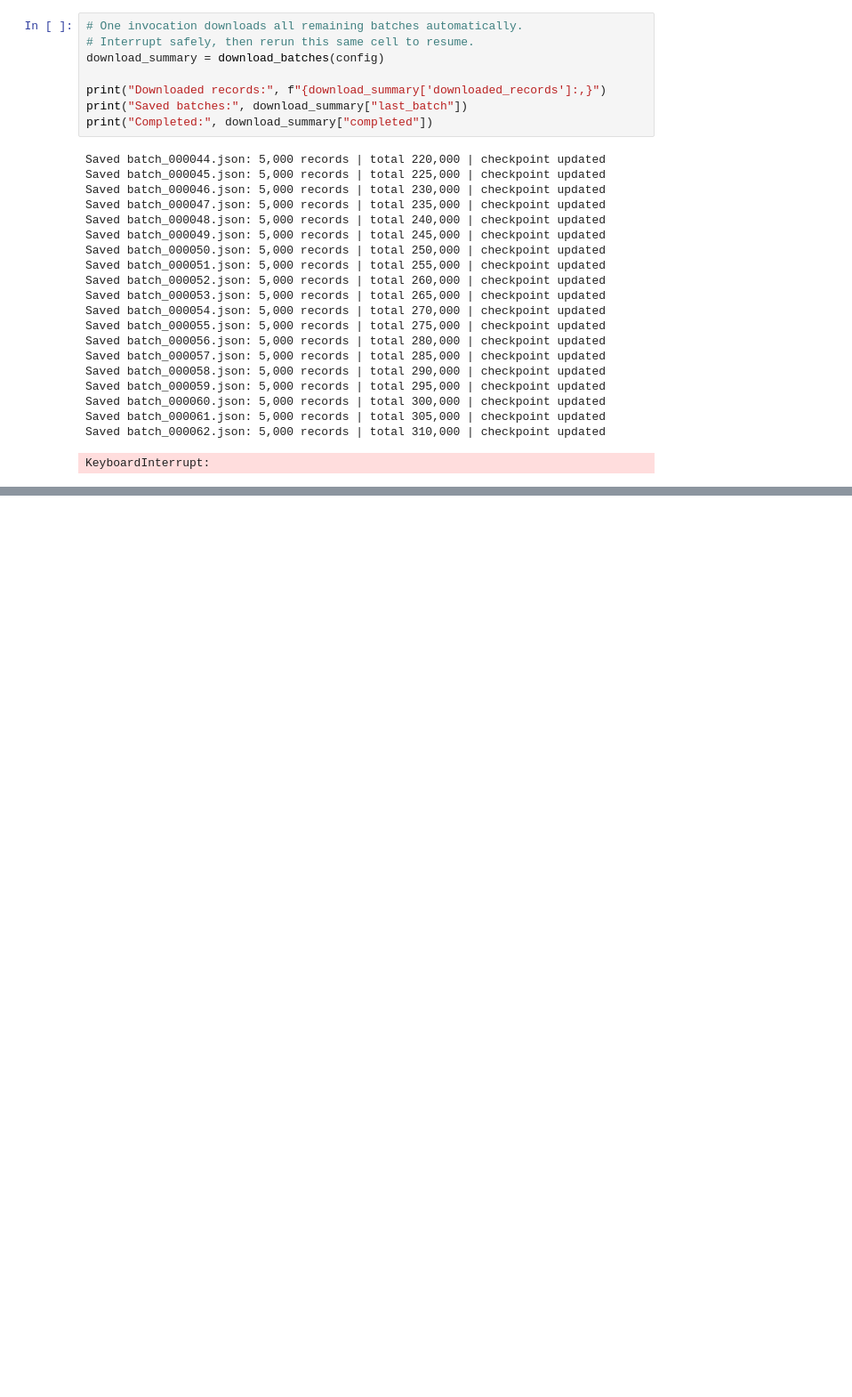
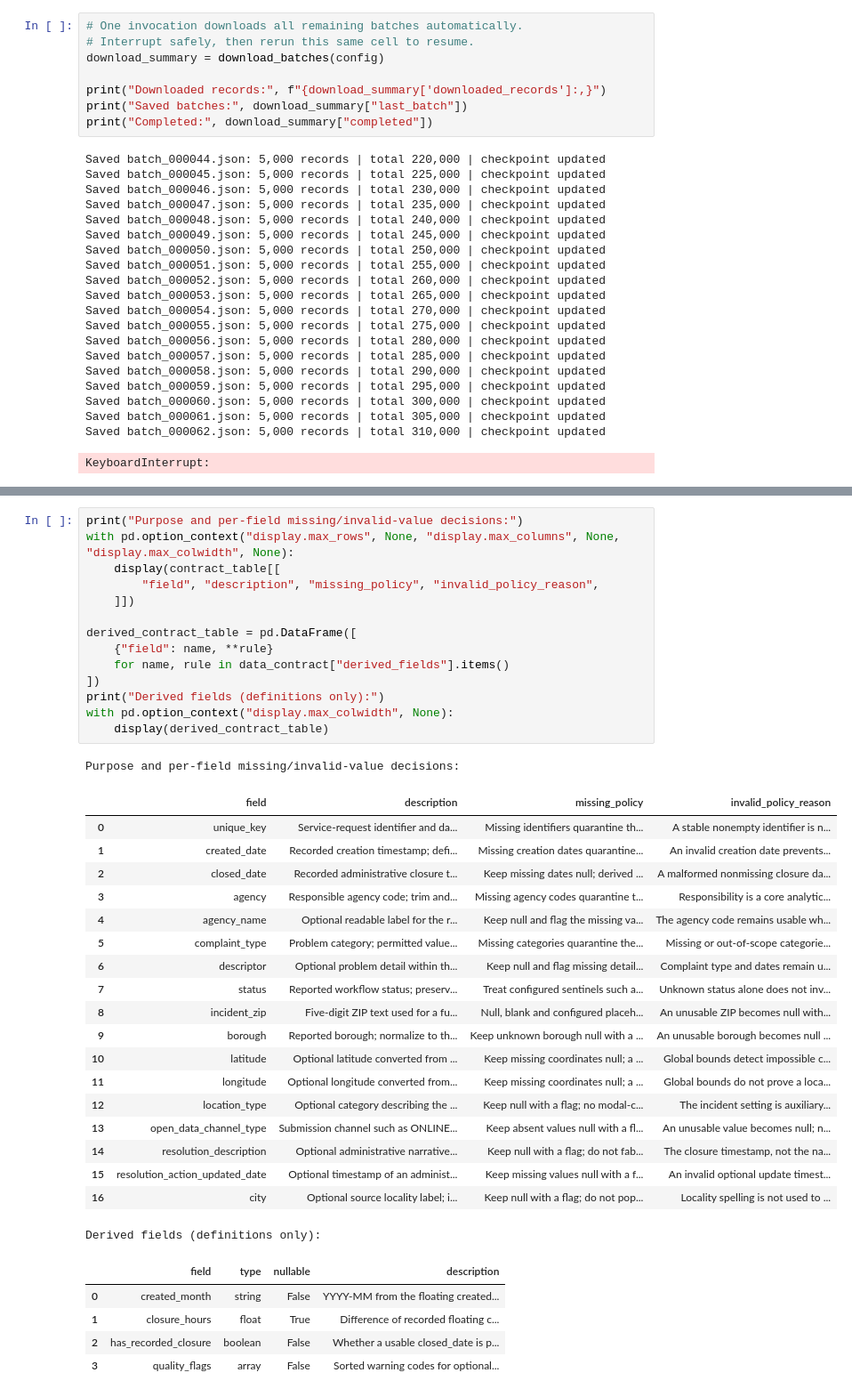
Before and after one commit to Ehsan-soveyzi/data_factory, a Jupyter notebook: challenge_solution.ipynb, the cells around one changed output, grey strips where cells are left out. Shown at 89% size. Drawn from its saved outputs; the diff is of its cells as text; blank space fills up the shorter version.

```diff
--- a/challenge_solution.ipynb
+++ b/challenge_solution.ipynb
@@ -168,0 +383,40 @@ Completed: False
+# %%
+print("Purpose and per-field missing/invalid-value decisions:")
+with pd.option_context("display.max_rows", None, "display.max_columns", None, "display.max_colwidth", None):
+    display(contract_table[[
+        "field", "description", "missing_policy", "invalid_policy_reason",
+    ]])
+
+derived_contract_table = pd.DataFrame([
+    {"field": name, **rule}
+    for name, rule in data_contract["derived_fields"].items()
+])
+print("Derived fields (definitions only):")
+with pd.option_context("display.max_colwidth", None):
+    display(derived_contract_table)
+# %% [output]
+Purpose and per-field missing/invalid-value decisions:
+|  | field | description | missing_policy | invalid_policy_reason |
+| 0 | unique_key | Service-request identifier and da... | Missing identifiers quarantine th... | A stable nonempty identifier is n... |
+| 1 | created_date | Recorded creation timestamp; defi... | Missing creation dates quarantine... | An invalid creation date prevents... |
+| 2 | closed_date | Recorded administrative closure t... | Keep missing dates null; derived ... | A malformed nonmissing closure da... |
+| 3 | agency | Responsible agency code; trim and... | Missing agency codes quarantine t... | Responsibility is a core analytic... |
+| 4 | agency_name | Optional readable label for the r... | Keep null and flag the missing va... | The agency code remains usable wh... |
+| 5 | complaint_type | Problem category; permitted value... | Missing categories quarantine the... | Missing or out-of-scope categorie... |
+| 6 | descriptor | Optional problem detail within th... | Keep null and flag missing detail... | Complaint type and dates remain u... |
+| 7 | status | Reported workflow status; preserv... | Treat configured sentinels such a... | Unknown status alone does not inv... |
+| 8 | incident_zip | Five-digit ZIP text used for a fu... | Null, blank and configured placeh... | An unusable ZIP becomes null with... |
+| 9 | borough | Reported borough; normalize to th... | Keep unknown borough null with a ... | An unusable borough becomes null ... |
+| 10 | latitude | Optional latitude converted from ... | Keep missing coordinates null; a ... | Global bounds detect impossible c... |
+| 11 | longitude | Optional longitude converted from... | Keep missing coordinates null; a ... | Global bounds do not prove a loca... |
+| 12 | location_type | Optional category describing the ... | Keep null with a flag; no modal-c... | The incident setting is auxiliary... |
+| 13 | open_data_channel_type | Submission channel such as ONLINE... | Keep absent values null with a fl... | An unusable value becomes null; n... |
+| 14 | resolution_description | Optional administrative narrative... | Keep null with a flag; do not fab... | The closure timestamp, not the na... |
+| 15 | resolution_action_updated_date | Optional timestamp of an administ... | Keep missing values null with a f... | An invalid optional update timest... |
+| 16 | city | Optional source locality label; i... | Keep null with a flag; do not pop... | Locality spelling is not used to ... |
+Derived fields (definitions only):
+|  | field | type | nullable | description |
+| 0 | created_month | string | False | YYYY-MM from the floating created... |
+| 1 | closure_hours | float | True | Difference of recorded floating c... |
+| 2 | has_recorded_closure | boolean | False | Whether a usable closed_date is p... |
+| 3 | quality_flags | array | False | Sorted warning codes for optional... |
```
Also changed, not shown: parts of 7 cells of this notebook, 11 other files.
